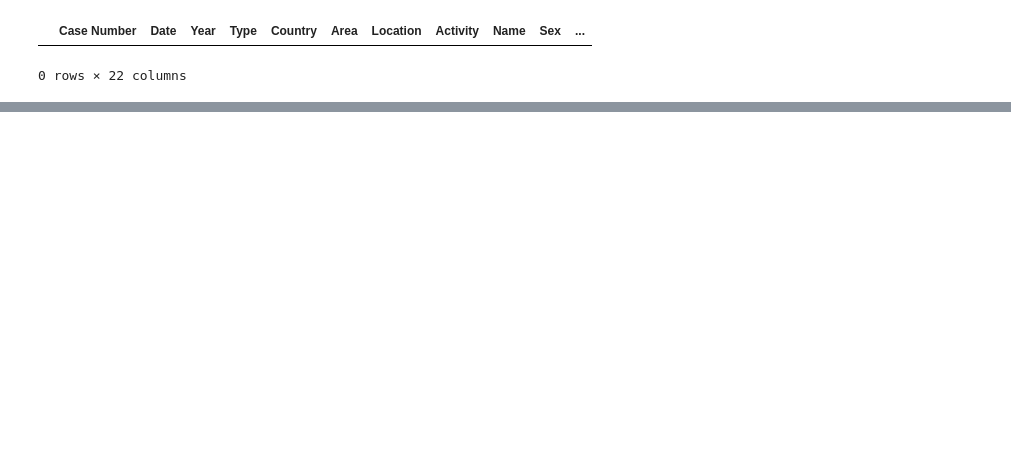
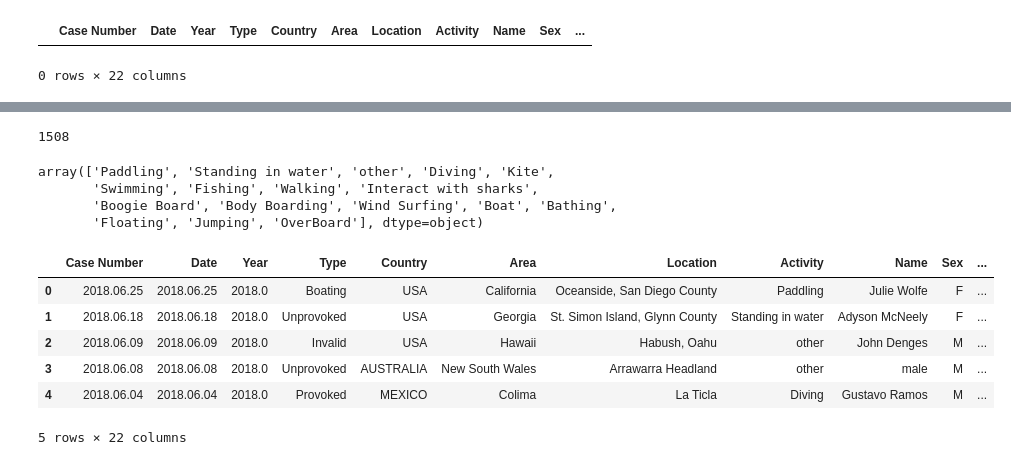
Before and after one commit to Varoo97/Proyecto-Tiburones-limpieza-, a Jupyter notebook: Proyecto limpieza tiburones.ipynb, the cells around one changed output, grey strips where cells are left out. Cells and saved outputs as stored; diff of their text form; code cells hidden in the pictures; blank space fills up the shorter version.

```diff
--- a/Proyecto limpieza tiburones.ipynb
+++ b/Proyecto limpieza tiburones.ipynb
@@ -697,0 +684,2 @@ select
+# %%
+df['Case Number.2']=df['Case Number']
@@ -697,0 +706,48 @@ select
+# %%
+x = df.Activity.unique()
+# %%
+len(x)
+# %% [output]
+1508
+# %%
+def cleanact(x):
+    dicc_actividades = {"Fishing":re.search(".*[Ff](ishing|ISHING).*",str(x)),
+          "Swimming":re.search(".*[Ss](wimming|WIMMing).*",str(x)),
+          "Kite":re.search(".*[Kk](ite|ITE).*",str(x)),
+          "Walking":re.search(".*[Ww](alking|ALKING).*",str(x)),
+          "Boogie Board":re.search(".*[Bb](oogie|OOGIE).*",str(x)),
+          "Body Boarding":re.search(".*[Bb](ody|ODY).*",str(x)),
+          "Wind Surfing":re.search(".*[wW](ind|IND).*",str(x)),
+          "Boat":re.search(".*[Bb](oat|OAT).*",str(x)),
+          "Interact with sharks":re.search(".*[Ss](hark|HARK).*",str(x)),
+          "Diving":re.search(".*[Dd](iving|IVING).*",str(x)),
+          "Standing in water":re.search(".*[Ss](tand|TAND).*",str(x)),
+          "Paddling":re.search(".*[Pp](addl|ADDL).*",str(x)),
+          "Bathing":re.search(".*[Bb](athing|ATHING).*",str(x)),
+          "OverBoard":re.search(".*[Oo](verb|VERB).*",str(x)),
+          "Bathing":re.search(".*[Bb](athing|ATHING).*",str(x)),
+          "Floating":re.search(".*[Ff](loat|LOAT).*",str(x)),
+          "Jumping":re.search(".*[Jj](ump|UMP).*",str(x))}
+    for key,values in dicc_actividades.items():
+        if values:
+            return key
+    return "other"
+# %%
+df.Activity=df.Activity.apply(cleanact)
+# %%
+df.Activity.unique()
+# %% [output]
+array(['Paddling', 'Standing in water', 'other', 'Diving', 'Kite',
+       'Swimming', 'Fishing', 'Walking', 'Interact with sharks',
+       'Boogie Board', 'Body Boarding', 'Wind Surfing', 'Boat', 'Bathing',
+       'Floating', 'Jumping', 'OverBoard'], dtype=object)
+# %%
+df.head()
+# %% [output]
+|  | Case Number | Date | Year | Type | Country | Area | Location | Activity | Name | Sex | ... |
+| 0 | 2018.06.25 | 2018.06.25 | 2018.0 | Boating | USA | California | Oceanside, San Diego County | Paddling | Julie Wolfe | F | ... |
+| 1 | 2018.06.18 | 2018.06.18 | 2018.0 | Unprovoked | USA | Georgia | St. Simon Island, Glynn County | Standing in water | Adyson McNeely | F | ... |
+| 2 | 2018.06.09 | 2018.06.09 | 2018.0 | Invalid | USA | Hawaii | Habush, Oahu | other | John Denges | M | ... |
+| 3 | 2018.06.08 | 2018.06.08 | 2018.0 | Unprovoked | AUSTRALIA | New South Wales | Arrawarra Headland | other | male | M | ... |
+| 4 | 2018.06.04 | 2018.06.04 | 2018.0 | Provoked | MEXICO | Colima | La Ticla | Diving | Gustavo Ramos | M | ... |
+5 rows × 22 columns
```
Also changed, not shown: parts of 20 cells of this notebook.
